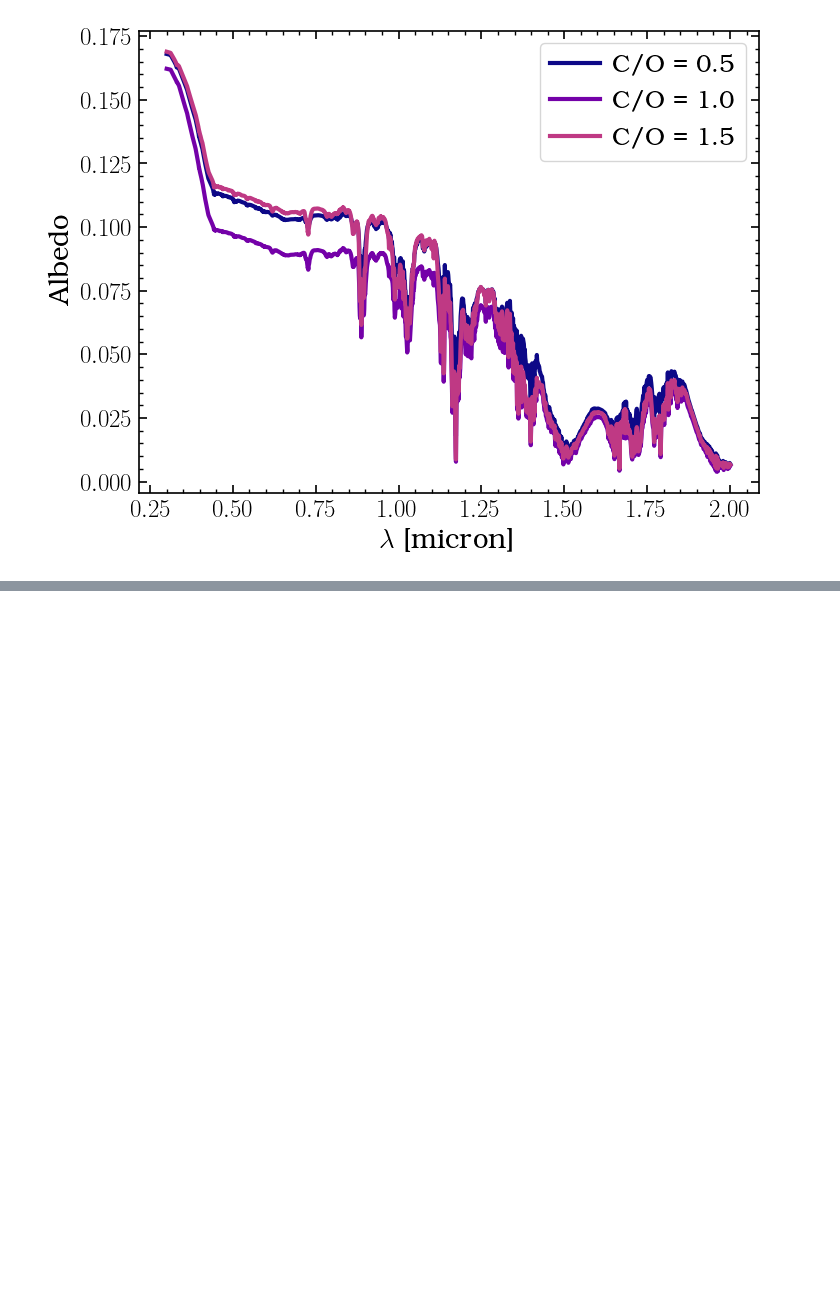
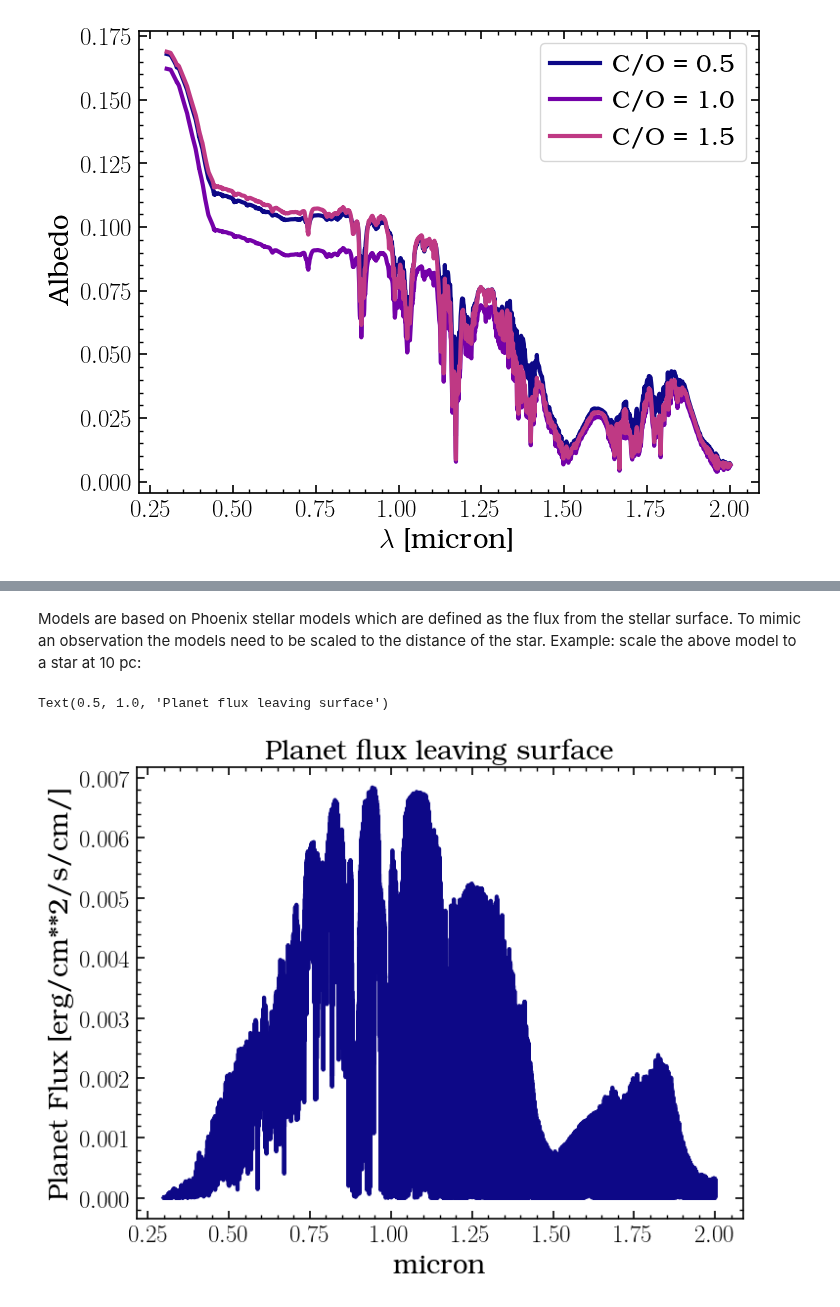
Before and after one commit to logan-pearce/ReflectX, a Jupyter notebook: docs/source/notebooks/Using-The-Models.ipynb, the cells around one changed output, grey strips where cells are left out. Drawn from its saved outputs; the diff is of its cells as text; code cells hidden in the pictures; blank space fills up the shorter version.

```diff
--- a/docs/source/notebooks/Using-The-Models.ipynb
+++ b/docs/source/notebooks/Using-The-Models.ipynb
@@ -345,0 +401,15 @@ plt.legend()
+# %% [markdown]
+Models are based on Phoenix stellar models which are defined as the flux from the stellar surface. To mimic an observation the models need to be scaled to the distance of the star.  Example: scale the above model to a star at 10 pc:
+# %%
+path = '/Volumes/Oy/'
+Teff = 3500
+planet = 'Saturn'
+CtoO = 0.5
+model = LoadModel(path, Teff, planet, CtoO, teq = 150, phase = 90, clouds = {'fsed':1, 'kzz':1e9})
+plt.plot(model.wavelength,model.planetflux)
+plt.ylabel('Planet Flux [{}]'.format(model.planetflux.units))
+plt.xlabel(model.wavelength.units)
+plt.title('Planet flux leaving surface')
+# %% [output]
+Text(0.5, 1.0, 'Planet flux leaving surface')
+[figure, added]
```
Also changed, not shown: parts of 7 cells of this notebook, 7 other files.
